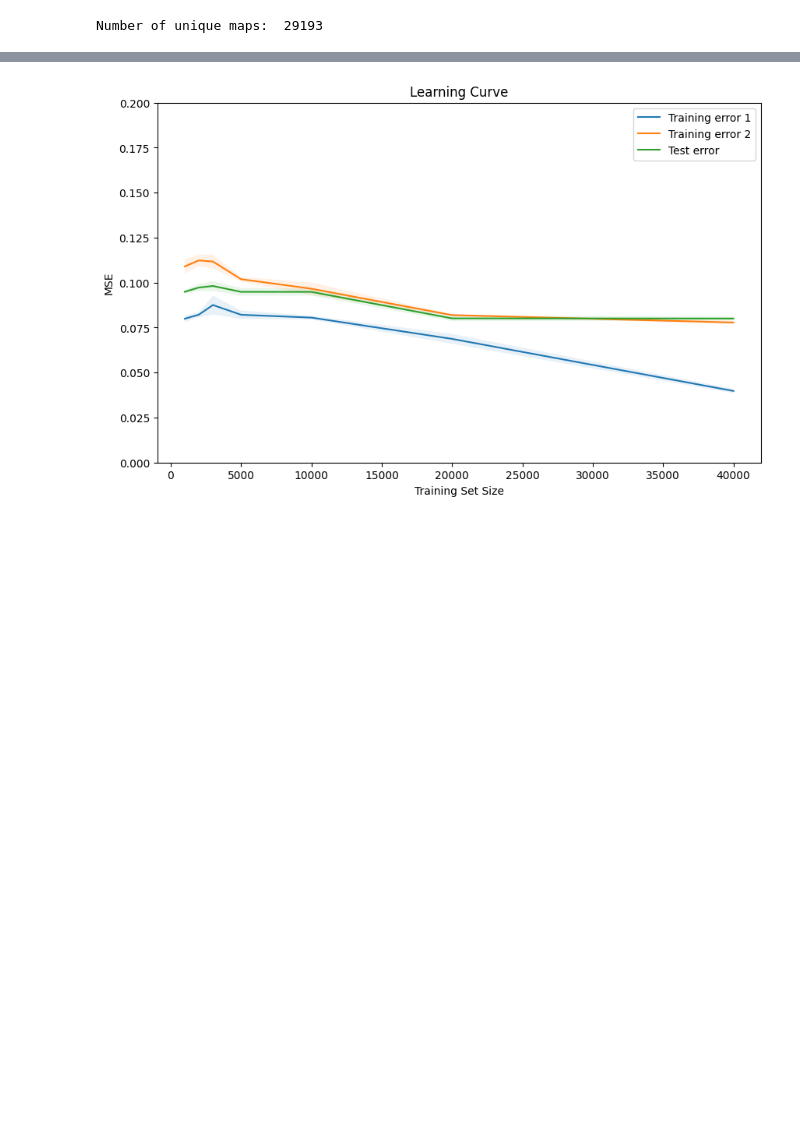
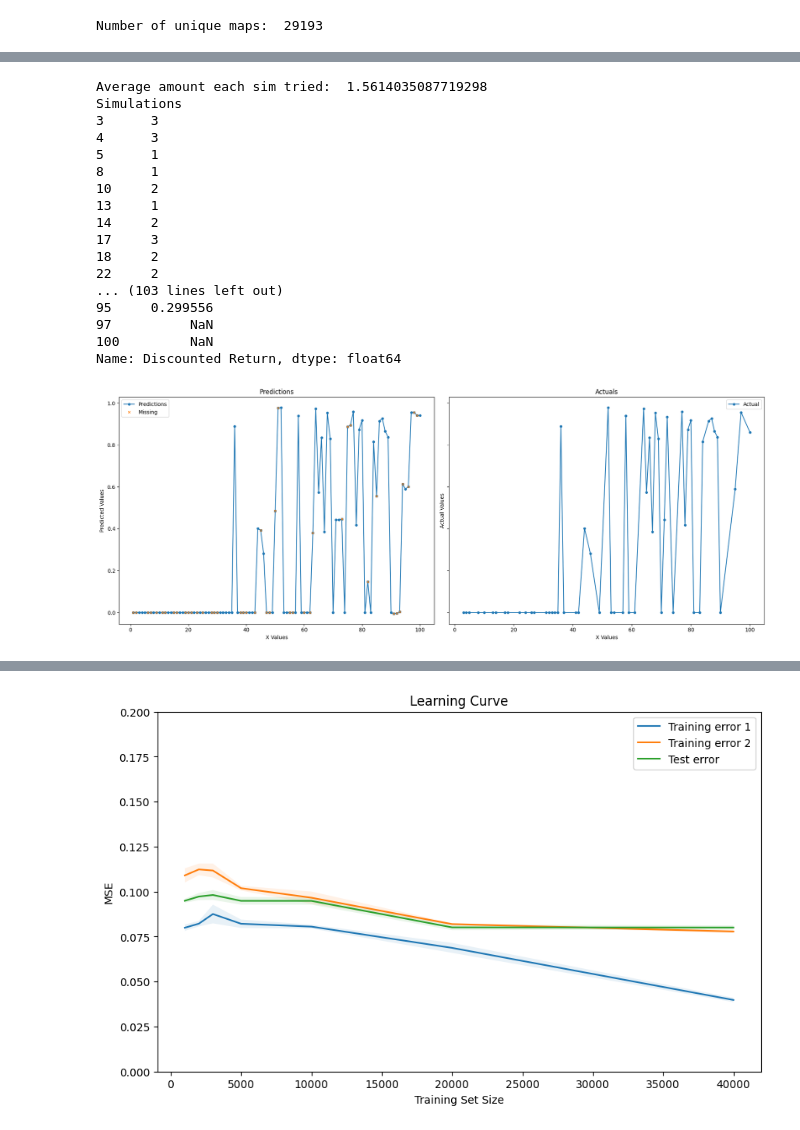
Before and after one commit to keremoner/MCTS-Time-Management, a Jupyter notebook: scripts/Generalization.ipynb, the cells around one changed output, grey strips where cells are left out. Cells and saved outputs as stored; diff of their text form; code cells hidden in the pictures; blank space fills up the shorter version.

```diff
--- a/scripts/Generalization.ipynb
+++ b/scripts/Generalization.ipynb
@@ -973,0 +950,2 @@ Test error: 0.111797 ± 0.003160
+# %%
+model = pickle.load(open("../results/different_maps_4x4_unboosted.sav", 'rb'))
@@ -973,0 +970,59 @@ Test error: 0.111797 ± 0.003160
+# %%
+x_set = []
+for i in range(1, 101):
+    x_set.append([i] + encoded_case_map)
+predictions = model.predict(x_set)
+case_map_samples = dataset[dataset['Map'] == case_map]
+actual = case_map_samples.groupby(["Simulations"]).mean()["Discounted Return"]
+print("Average amount each sim tried: ", len(case_map_samples) / len(case_map_samples.groupby(["Simulations"])))
+print(case_map_samples.groupby(["Simulations"]).count()["Discounted Return"])
+print(case_map_samples.groupby(["Simulations"]).std()["Discounted Return"] / (case_map_samples.groupby(["Simulations"]).count()["Discounted Return"] ** 0.5))
+actual_x = actual.index.values
+# Share y axis between the two scatterplots
+# Share y axis between the two scatterplots
+f, (ax1, ax2) = plt.subplots(1, 2, sharey=True, figsize=(18, 7))
+
+# Plot predictions
+ax1.plot(range(1, 101), predictions, marker='o', markersize=4, label='Predictions')
+
+# Plot actuals and highlight missing values
+ax2.plot(actual_x, actual, marker='o', markersize=4, label='Actual')
+
+missing_indices = np.setdiff1d(np.arange(1, 101), actual_x)
+ax1.plot(missing_indices, predictions[missing_indices - 1], 'x', markersize=4, label='Missing')
+
+# Set labels and titles
+ax1.set_xlabel('X Values')
+ax1.set_ylabel('Predicted Values')
+ax1.set_title('Predictions')
+
+ax2.set_xlabel('X Values')
+ax2.set_ylabel('Actual Values')
+ax2.set_title('Actuals')
+
+# Add legend
+ax1.legend()
+ax2.legend()
+
+# Show the plot
+plt.tight_layout()
+plt.show()
+# %% [output]
+Average amount each sim tried:  1.5614035087719298
+Simulations
+3      3
+4      3
+5      1
+8      1
+10     2
+13     1
+14     2
+17     3
+18     2
+22     2
+... (103 lines left out)
+95     0.299556
+97          NaN
+100         NaN
+Name: Discounted Return, dtype: float64
+[figure, added]
```
Also changed, not shown: parts of 10 cells of this notebook, 23 other files.
